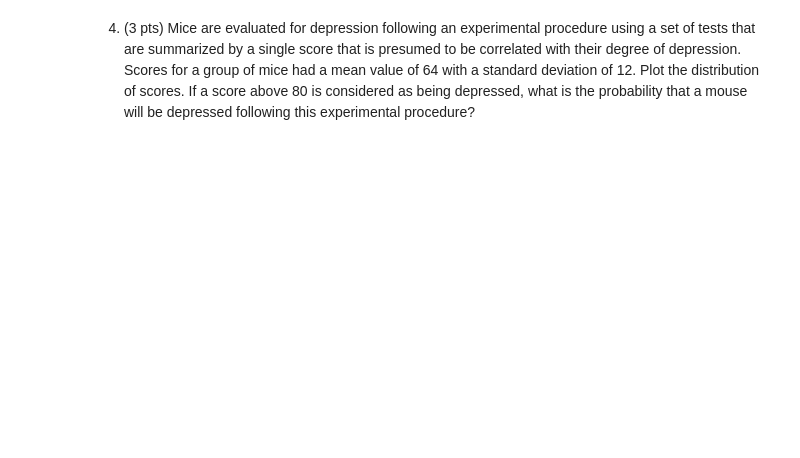
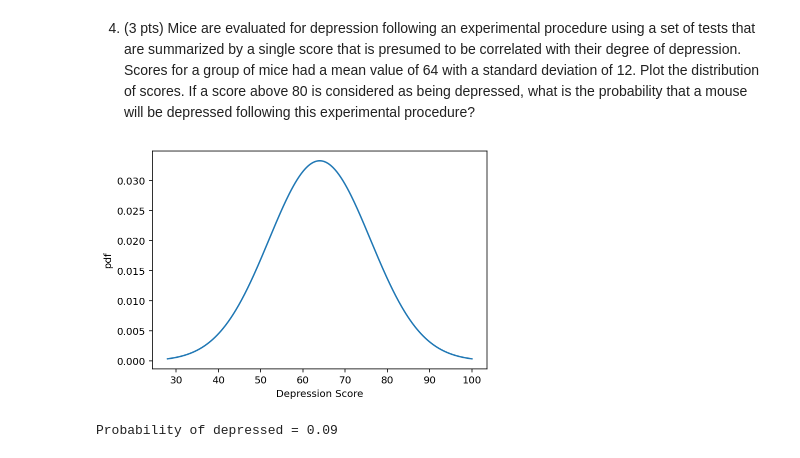
Before and after one commit to nishadalal120/NEU-365P-385L-Spring-2021, a Jupyter notebook: homework/homework-probability_distributions.ipynb, the cells around one changed output. Drawn from its saved outputs; the diff is of its cells as text; code cells hidden in the pictures; blank space fills up the shorter version.

```diff
--- a/homework/homework-probability_distributions.ipynb
+++ b/homework/homework-probability_distributions.ipynb
@@ -66,2 +73,20 @@ plt.ylabel('pmf');
 # %% [markdown]
 4. (3 pts) Mice are evaluated for depression following an experimental procedure using a set of tests that are summarized by a single score that is presumed to be correlated with their degree of depression. Scores for a group of mice had a mean value of 64 with a standard deviation of 12. Plot the distribution of scores. If a score above 80 is considered as being depressed, what is the probability that a mouse will be depressed following this experimental procedure?
+# %%
+dist = st.norm(64, 12)
+
+scores = np.linspace((64-12*3), (64+12*3), 301)
+
+# probability density
+pdf = dist.pdf(scores)
+
+# plot
+plt.plot(scores, pdf)
+plt.ylabel('pdf')
+plt.xlabel('Depression Score')
+plt.show()
+
+print(f"Probability of depressed = {dist.sf(80) :.2f}")
+# %% [output]
+[figure, added]
+Probability of depressed = 0.09
```
Also changed, not shown: parts of 7 cells of this notebook.
